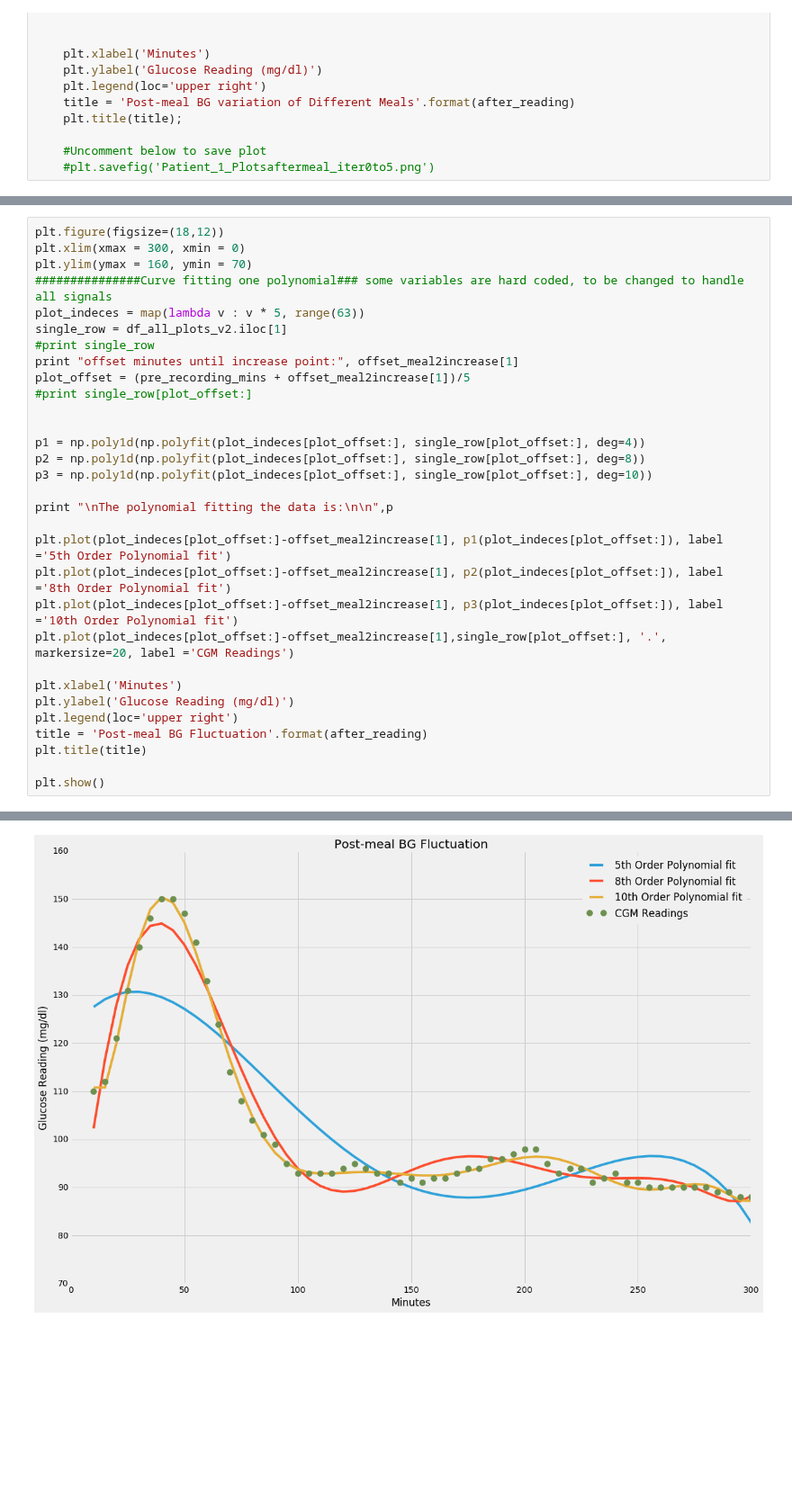
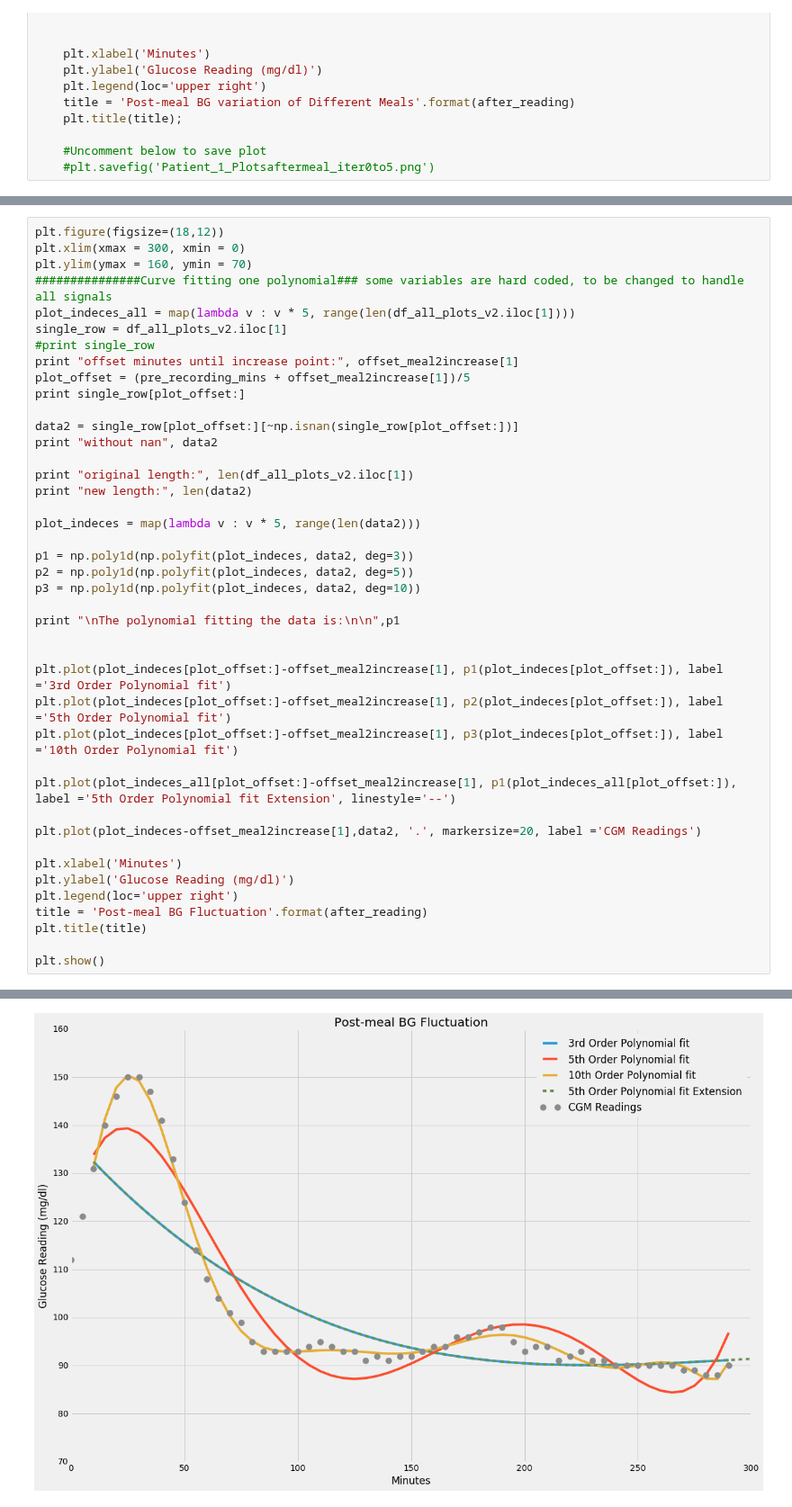
Before and after one commit to SalChem/Diabetic-Project, a Jupyter notebook: Single Polynomials.ipynb, the cells around one changed output, grey strips where cells are left out. Shown at 90% size. Cells and saved outputs as stored; diff of their text form; blank space fills up the shorter version.

Commit message:
done with plotting distribution fitting part

```diff
--- a/Single Polynomials.ipynb
+++ b/Single Polynomials.ipynb
@@ -823,24 +821,35 @@ plt.figure(figsize=(18,12))
 plt.xlim(xmax = 300, xmin = 0)
 plt.ylim(ymax = 160, ymin = 70)
 ###############Curve fitting one polynomial### some variables are hard coded, to be changed to handle all signals
-plot_indeces = map(lambda v : v * 5, range(63))
+plot_indeces_all = map(lambda v : v * 5, range(len(df_all_plots_v2.iloc[1])))
 single_row = df_all_plots_v2.iloc[1]
 #print single_row
 print "offset minutes until increase point:", offset_meal2increase[1]
 plot_offset = (pre_recording_mins + offset_meal2increase[1])/5
-#print single_row[plot_offset:]
+print single_row[plot_offset:]
+
+data2 = single_row[plot_offset:][~np.isnan(single_row[plot_offset:])]
+print "without nan", data2
+
+print "original length:", len(df_all_plots_v2.iloc[1])
+print "new length:", len(data2)
+
+plot_indeces = map(lambda v : v * 5, range(len(data2)))
+
+p1 = np.poly1d(np.polyfit(plot_indeces, data2, deg=3))
+p2 = np.poly1d(np.polyfit(plot_indeces, data2, deg=5))
+p3 = np.poly1d(np.polyfit(plot_indeces, data2, deg=10))
+
+print "\nThe polynomial fitting the data is:\n\n",p1
 
 
-p1 = np.poly1d(np.polyfit(plot_indeces[plot_offset:], single_row[plot_offset:], deg=4))
-p2 = np.poly1d(np.polyfit(plot_indeces[plot_offset:], single_row[plot_offset:], deg=8))
-p3 = np.poly1d(np.polyfit(plot_indeces[plot_offset:], single_row[plot_offset:], deg=10))
+plt.plot(plot_indeces[plot_offset:]-offset_meal2increase[1], p1(plot_indeces[plot_offset:]), label ='3rd Order Polynomial fit')
+plt.plot(plot_indeces[plot_offset:]-offset_meal2increase[1], p2(plot_indeces[plot_offset:]), label ='5th Order Polynomial fit')
+plt.plot(plot_indeces[plot_offset:]-offset_meal2increase[1], p3(plot_indeces[plot_offset:]), label ='10th Order Polynomial fit')
 
-print "\nThe polynomial fitting the data is:\n\n",p
+plt.plot(plot_indeces_all[plot_offset:]-offset_meal2increase[1], p1(plot_indeces_all[plot_offset:]), label ='5th Order Polynomial fit Extension', linestyle='--')
 
-plt.plot(plot_indeces[plot_offset:]-offset_meal2increase[1], p1(plot_indeces[plot_offset:]), label ='5th Order Polynomial fit')
-plt.plot(plot_indeces[plot_offset:]-offset_meal2increase[1], p2(plot_indeces[plot_offset:]), label ='8th Order Polynomial fit')
-plt.plot(plot_indeces[plot_offset:]-offset_meal2increase[1], p3(plot_indeces[plot_offset:]), label ='10th Order Polynomial fit')
-plt.plot(plot_indeces[plot_offset:]-offset_meal2increase[1],single_row[plot_offset:], '.', markersize=20, label ='CGM Readings')
+plt.plot(plot_indeces-offset_meal2increase[1],data2, '.', markersize=20, label ='CGM Readings')
 
 plt.xlabel('Minutes')
 plt.ylabel('Glucose Reading (mg/dl)')
@@ -859,4 +879,4 @@ The polynomial fitting the data is:
-[figure, old version]
+[figure, new version]
 # %%
 #Dinner
 Plot_extraction_v2(df_P1_meals_w_deletion, df_all_plots_v2)
```
Also changed, not shown: parts of 9 cells of this notebook.
